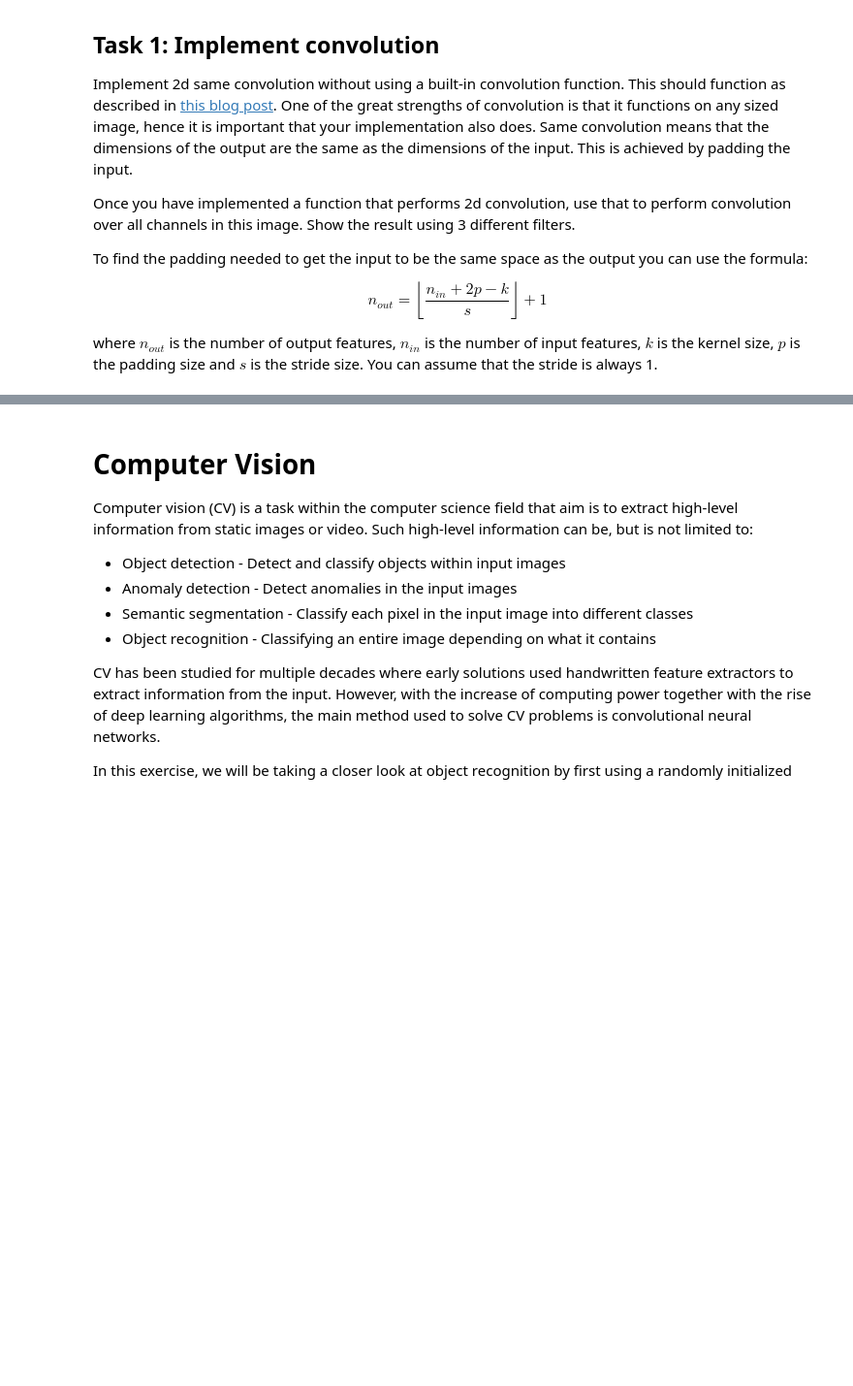
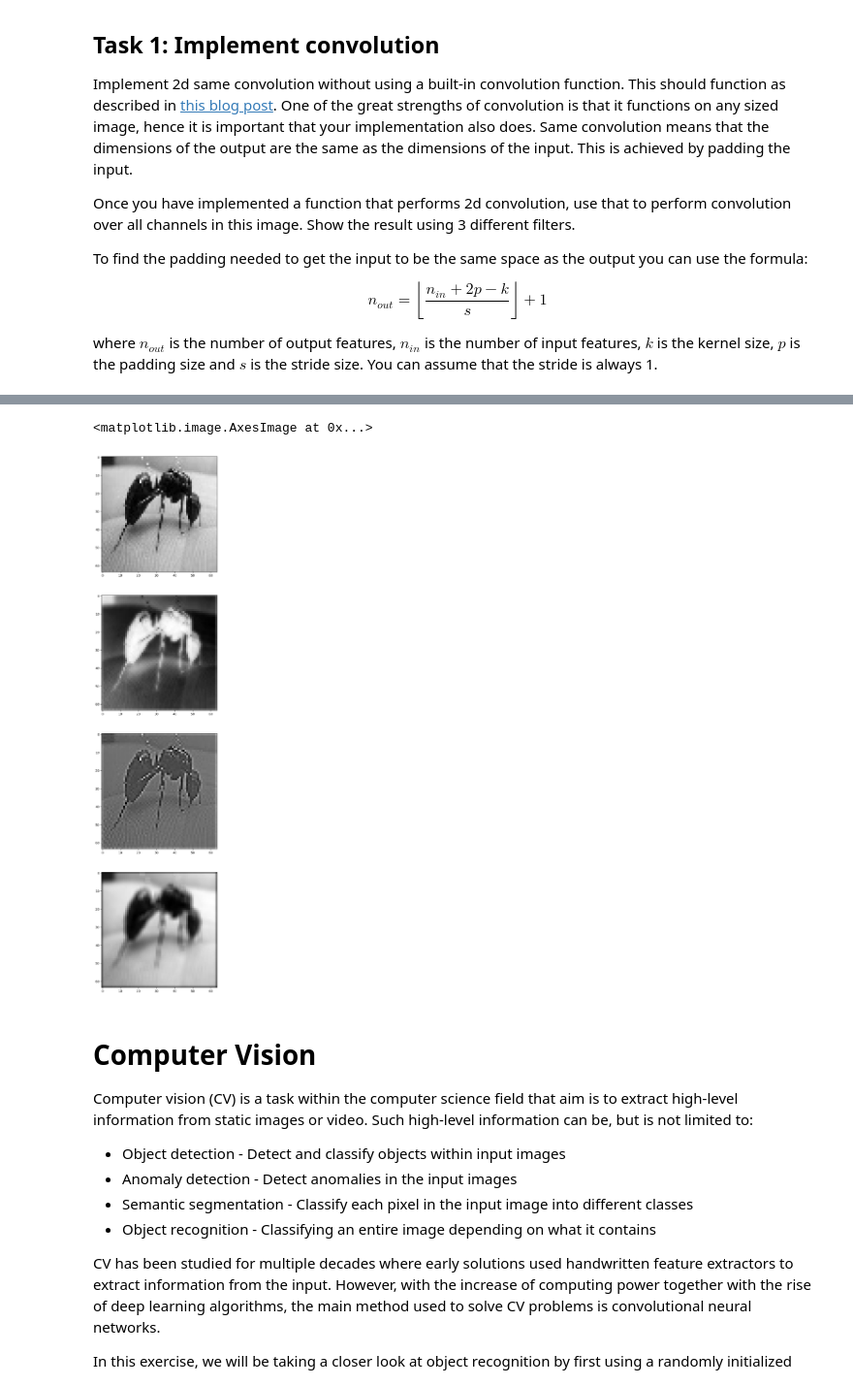
Before and after one commit to jacomoel/d7046e, a Jupyter notebook: exercises/ANN/e3/ANN-Exercise-3.ipynb, the cells around one changed output, grey strips where cells are left out. Shown at 97% size. Cells and saved outputs as stored; diff of their text form; code cells hidden in the pictures; blank space fills up the shorter version.

```diff
--- a/exercises/ANN/e3/ANN-Exercise-3.ipynb
+++ b/exercises/ANN/e3/ANN-Exercise-3.ipynb
@@ -161,3 +177,44 @@ error: OpenCV(4.11.0) D:\a\opencv-python\opencv-python\opencv\modules\imgproc\sr
+# %%
+# try the same stuff on one of the dataset pics
+
+f, axarr = plt.subplots(4,1)
+
+image_path = "101_ObjectCategories_2classes/ant/image_0001.jpg"
+image = cv2.imread(image_path)
+image = cv2.cvtColor(image, cv2.COLOR_BGR2GRAY)
+
+# edge detection
+kernel_1 = np.array(
+        [[-1, -1, -1],
+         [-1, -8, -1],
+         [-1, -1, -1]]
+)
+
+# sharpen
+kernel_2 = np.array(
+    [[0, -1 ,0],
+     [-1, 5, -1],
+     [0, -1, 0]]
+)
+
+# box blur, division with 9 on every cell
+kernel_3 = np.array(
+    [[1,1,1],
+     [1,1,1],
+     [1,1,1]]
+) / 9
+
+output1 = conv(image, kernel_1)
+output2 = conv(image, kernel_2)
+output3 = conv(image, kernel_3)
+
+axarr[0].imshow(image, cmap="gray")
+axarr[1].imshow(output1, cmap="gray")
+axarr[2].imshow(output2, cmap="gray")
+axarr[3].imshow(output3, cmap="gray")
+# %% [output]
+<matplotlib.image.AxesImage at 0x...>
+[figure, added]
 # %% [markdown]
 # Computer Vision
 Computer vision (CV) is a task within the computer science field that aim is to extract high-level information from static images or video. Such high-level information can be, but is not limited to:
```
Also changed, not shown: parts of 2 cells of this notebook, 1 other file.
